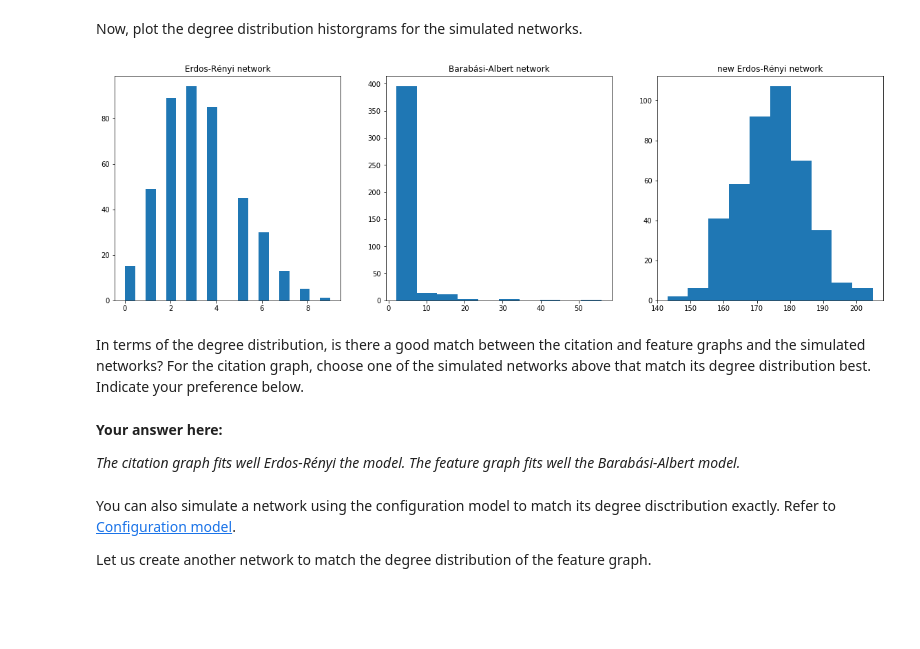
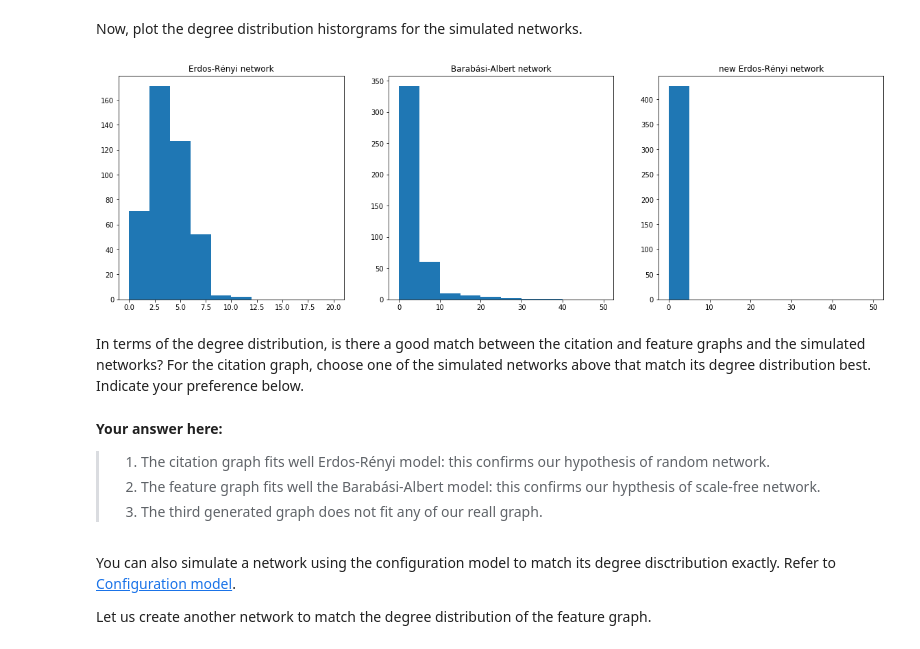
Before and after one commit to raphaelreis/ntds_2019, a Jupyter notebook: assignments/1_network_science.ipynb, the cells around one changed output. Drawn from its saved outputs; the diff is of its cells as text; code cells hidden in the pictures; blank space fills up the shorter version.

```diff
--- a/assignments/1_network_science.ipynb
+++ b/assignments/1_network_science.ipynb
@@ -597,7 +605,8 @@ Since the probability for a node to have $k$ edges is follow a binomial law, $$\
 
 We know from the begining of the cours that : $\langle k\rangle = \frac{2L}{N}$ $$\implies p = \frac{2L}{N(N-1)}$$
 # %%
-p = 2 * m / (n*(n))
+p = 2 * m / (n*(n-1))
+assert(p <= 1), 'p must be smaller or equal to 1'
 print(p)
 G_er = nx.erdos_renyi_graph(n, p)
 # %% [output]
@@ -621,7 +628,9 @@ How do you determine the preferential attachment parameter for Barabási–Alber
 # %%
 #Assuming that during the network growing phase, at each timestep the new node connects to
 #the same number of nodes, q is given by the devision of the total number of edges and the total number of nodes
-q = int(m/n + 1)
+
+#ATTENTION: since m/n = 1.61 and that q must be integer we have to round it. However, to fit the original graphs, we have to ceil it. Not floor.
+q = int(m/n) + 1
 G_ba = nx.barabasi_albert_graph(n, q)
 print(q)
 # %% [output]
@@ -687,0 +736,7 @@ The giant component of the new Erdos-Rényi network has 426 nodes and 37155 edge
+# %%
+p_new = (giant_feature.number_of_nodes()+ n)/(n*(n-1)) #giant_feature.number_of_nodes() / n + 1/(n-1) #giant_feature.number_of_edges() / giant_feature.number_of_nodes()
+G_er_new = nx.erdos_renyi_graph(n, p_new)
+
+print('My new Erdos Renyi network that simulates the citation graph has {} edges.'.format(G_er_new.size()))
+giant_er_new = max(nx.connected_component_subgraphs(G_er_new), key=len)
+print('The giant component of the new Erdos-Rényi network has {} nodes and {} edges.'.format(giant_er_new.number_of_nodes(), giant_er_new.size()))
@@ -711,23 +771,25 @@ Now, plot the degree distribution historgrams for the simulated networks.
 # %%
 fig, axes = plt.subplots(1, 3, figsize=(20, 6))
 axes[0].set_title('Erdos-Rényi network')
 er_degrees = list(dict(G_er.degree()).values())
-axes[0].hist(er_degrees, bins=20);
+axes[0].hist(er_degrees, range=(0, 20));
 axes[1].set_title('Barabási-Albert network')
 ba_degrees= list(dict(G_ba.degree()).values())
-axes[1].hist(ba_degrees);
+axes[1].hist(ba_degrees, range=(0, 50));
 axes[2].set_title('new Erdos-Rényi network')
 er_new_degrees= list(dict(G_er_new.degree()).values())
-axes[2].hist(er_new_degrees);
+axes[2].hist(er_new_degrees, range=(0, 50));
 # %% [output]
-[figure, old version]
+[figure, new version]
 # %% [markdown]
 In terms of the degree distribution, is there a good match between the citation and feature graphs and the simulated networks?
 For the citation graph, choose one of the simulated networks above that match its degree distribution best. Indicate your preference below.
 # %% [markdown]
 **Your answer here:**
 
-_The citation graph fits well Erdos-Rényi the  model. The feature graph fits well the Barabási-Albert model._
+>1. The citation graph fits well Erdos-Rényi model: this confirms our hypothesis of random network.
+>2. The feature graph fits well the Barabási-Albert model: this confirms our hypthesis of scale-free network.
+>3. The third generated graph does not fit any of our reall graph.
 # %% [markdown]
 You can also simulate a network using the configuration model to match its degree disctribution exactly. Refer to [Configuration model](https://networkx.github.io/documentation/stable/reference/generated/networkx.generators.degree_seq.configuration_model.html#networkx.generators.degree_seq.configuration_model).
 
```
Also changed, not shown: parts of 47 cells of this notebook.
